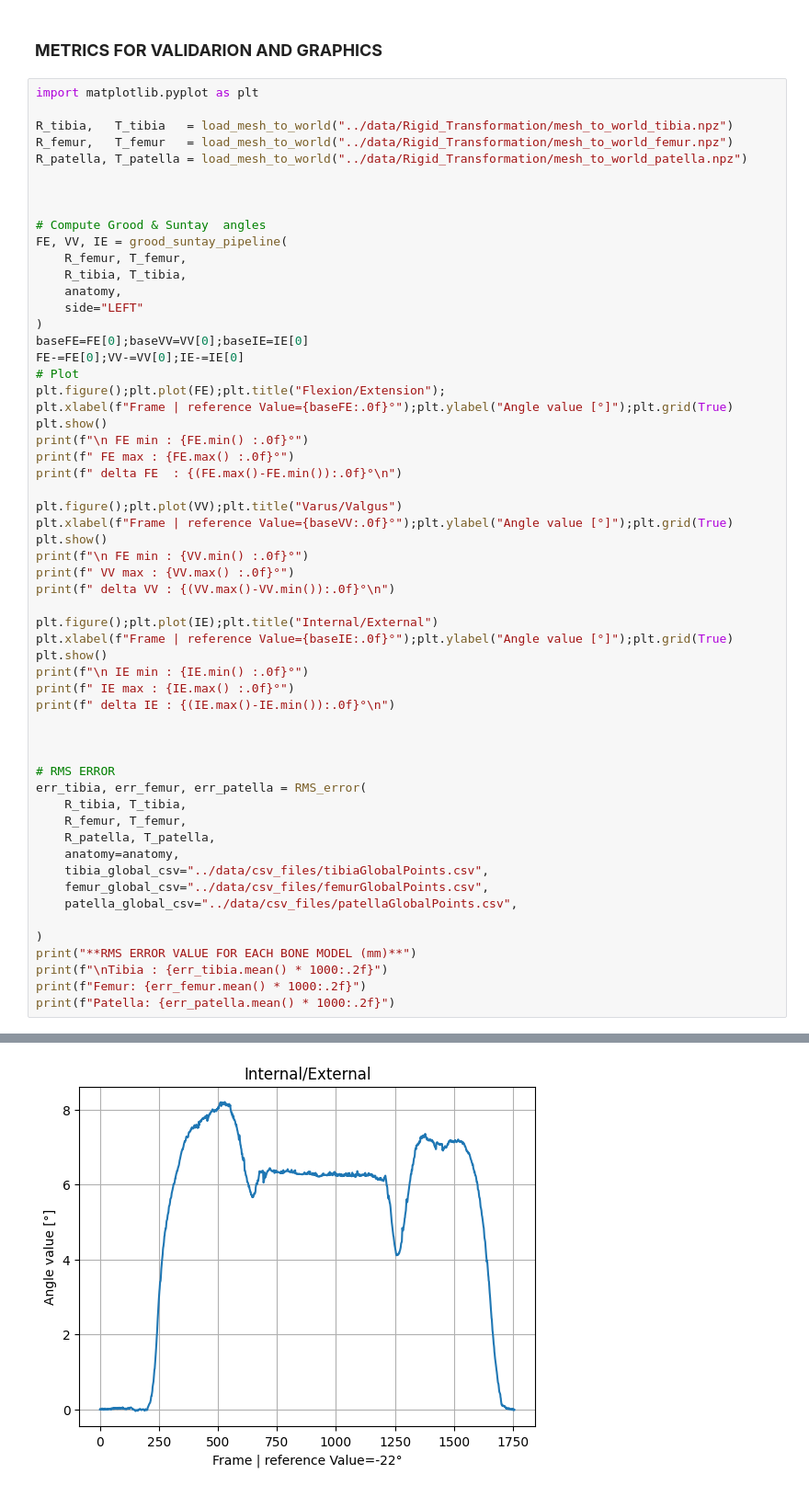
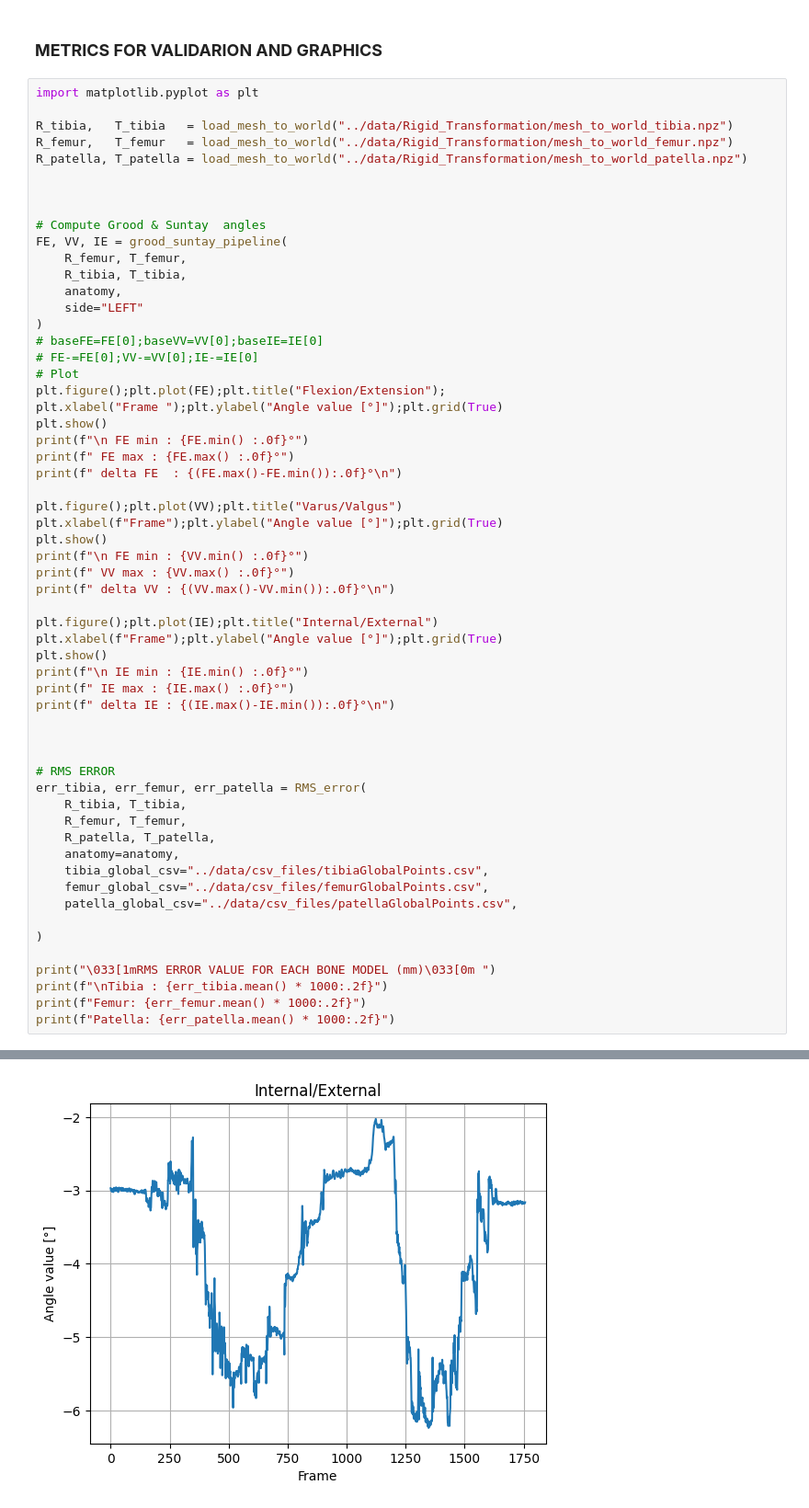
Before and after one commit to emile-kophi/KNEE-JOINT-KINEMATICS-SIMULATION, a Jupyter notebook: python/Motive_Unity_Pipeline.ipynb, the cells around one changed output, grey strips where cells are left out. Shown at 92% size. Cells and saved outputs as stored; diff of their text form.

```diff
--- a/python/Motive_Unity_Pipeline.ipynb
+++ b/python/Motive_Unity_Pipeline.ipynb
@@ -145,25 +145,25 @@ FE, VV, IE = grood_suntay_pipeline(
     anatomy,
     side="LEFT"
 )
-baseFE=FE[0];baseVV=VV[0];baseIE=IE[0]
-FE-=FE[0];VV-=VV[0];IE-=IE[0]
+# baseFE=FE[0];baseVV=VV[0];baseIE=IE[0]
+# FE-=FE[0];VV-=VV[0];IE-=IE[0]
 # Plot
 plt.figure();plt.plot(FE);plt.title("Flexion/Extension");
-plt.xlabel(f"Frame | reference Value={baseFE:.0f}°");plt.ylabel("Angle value [°]");plt.grid(True)
+plt.xlabel("Frame ");plt.ylabel("Angle value [°]");plt.grid(True)
 plt.show()
 print(f"\n FE min : {FE.min() :.0f}°")
 print(f" FE max : {FE.max() :.0f}°")
 print(f" delta FE  : {(FE.max()-FE.min()):.0f}°\n")
 
 plt.figure();plt.plot(VV);plt.title("Varus/Valgus")
-plt.xlabel(f"Frame | reference Value={baseVV:.0f}°");plt.ylabel("Angle value [°]");plt.grid(True)
+plt.xlabel(f"Frame");plt.ylabel("Angle value [°]");plt.grid(True)
 plt.show()
 print(f"\n FE min : {VV.min() :.0f}°")
 print(f" VV max : {VV.max() :.0f}°")
 print(f" delta VV : {(VV.max()-VV.min()):.0f}°\n")
 
 plt.figure();plt.plot(IE);plt.title("Internal/External")
-plt.xlabel(f"Frame | reference Value={baseIE:.0f}°");plt.ylabel("Angle value [°]");plt.grid(True)
+plt.xlabel(f"Frame");plt.ylabel("Angle value [°]");plt.grid(True)
 plt.show()
 print(f"\n IE min : {IE.min() :.0f}°")
 print(f" IE max : {IE.max() :.0f}°")
@@ -182,7 +182,8 @@ err_tibia, err_femur, err_patella = RMS_error(
     patella_global_csv="../data/csv_files/patellaGlobalPoints.csv",
 
 )
-print("**RMS ERROR VALUE FOR EACH BONE MODEL (mm)**")
+
+print("\033[1mRMS ERROR VALUE FOR EACH BONE MODEL (mm)\033[0m ")
 print(f"\nTibia : {err_tibia.mean() * 1000:.2f}")
 print(f"Femur: {err_femur.mean() * 1000:.2f}")
 print(f"Patella: {err_patella.mean() * 1000:.2f}")
@@ -198 +199 @@ print(f"Patella: {err_patella.mean() * 1000:.2f}")
-[figure, old version]
+[figure, new version]
```
Also changed, not shown: parts of 1 cell of this notebook, 27 other files.
